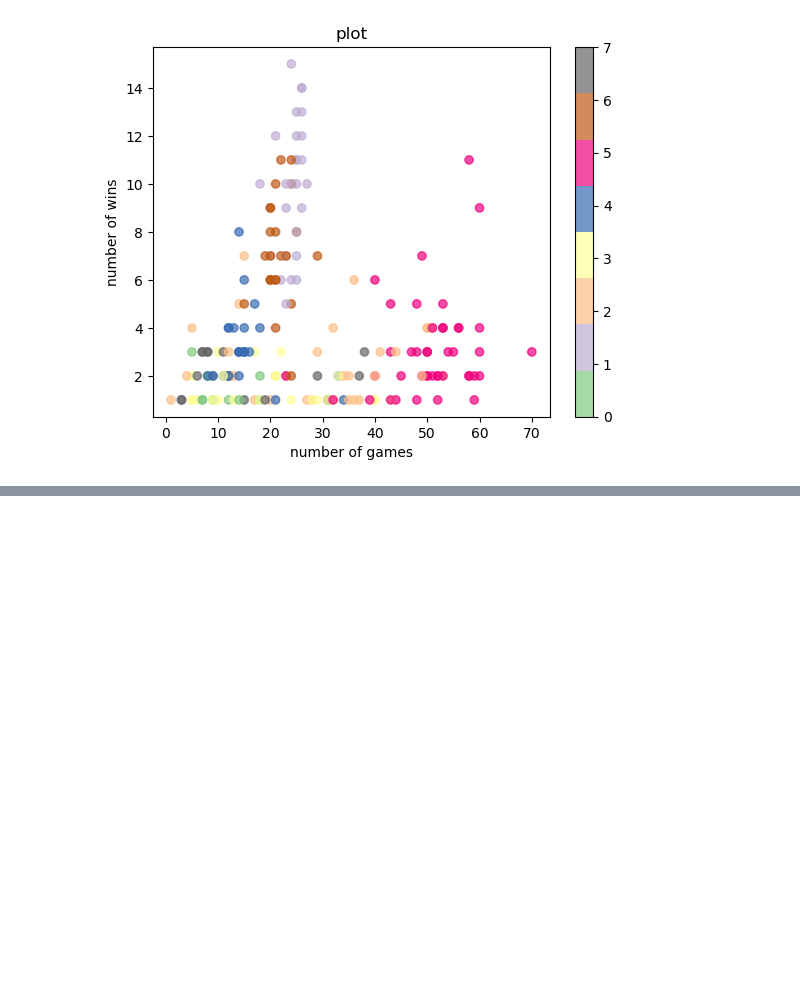
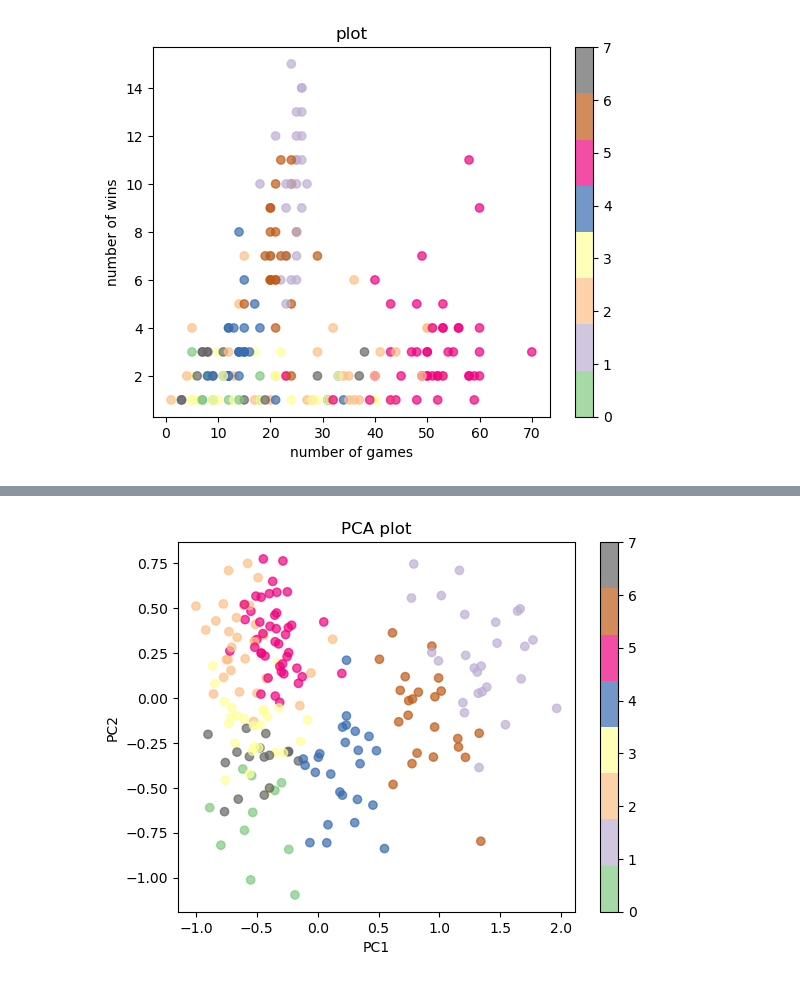
Before and after one commit to yuasa-windows/Clustering-house, a Jupyter notebook: dimentionality_reduction_base.ipynb, the cells around one changed output, grey strips where cells are left out. Saved outputs shown, nothing was run; the diff lists cells and outputs as text; code cells hidden in the pictures; blank space fills up the shorter version.

```diff
--- a/dimentionality_reduction_base.ipynb
+++ b/dimentionality_reduction_base.ipynb
@@ -84,3 +84,9 @@ Cluster 5: n = 43
 Cluster 6: n = 23
 Cluster 7: n = 16
 [figure]
+# %%
+from sklearn.decomposition import PCA
+pca = PCA(random_state=42)
+pca.fit(df_features_mm)
+score = pd.DataFrame(pca.transform(df_features_mm), index=df_features.index)
+score
@@ -86,0 +107,10 @@ Cluster 7: n = 16
+# %%
+plt.scatter(score.iloc[:,0], score.iloc[:,1],
+            c=clusters, cmap='Accent', alpha=0.7)
+plt.title('PCA plot')
+plt.xlabel('PC1')
+plt.ylabel('PC2')
+plt.colorbar()
+plt.show()
+# %% [output]
+[figure, added]
```
Also changed, not shown: parts of 7 cells of this notebook.
